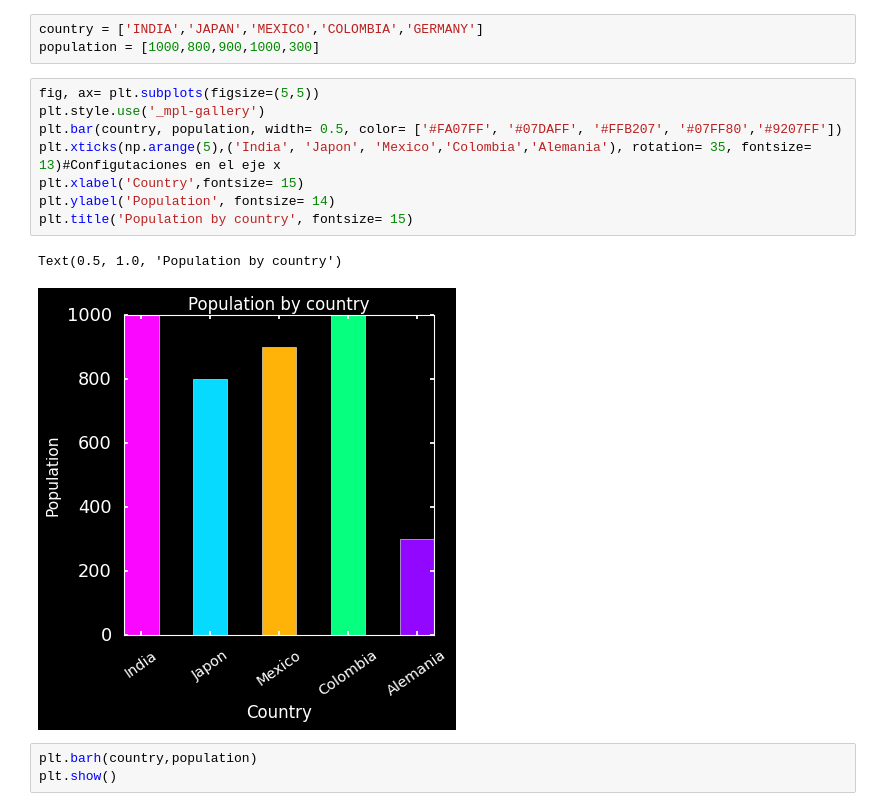
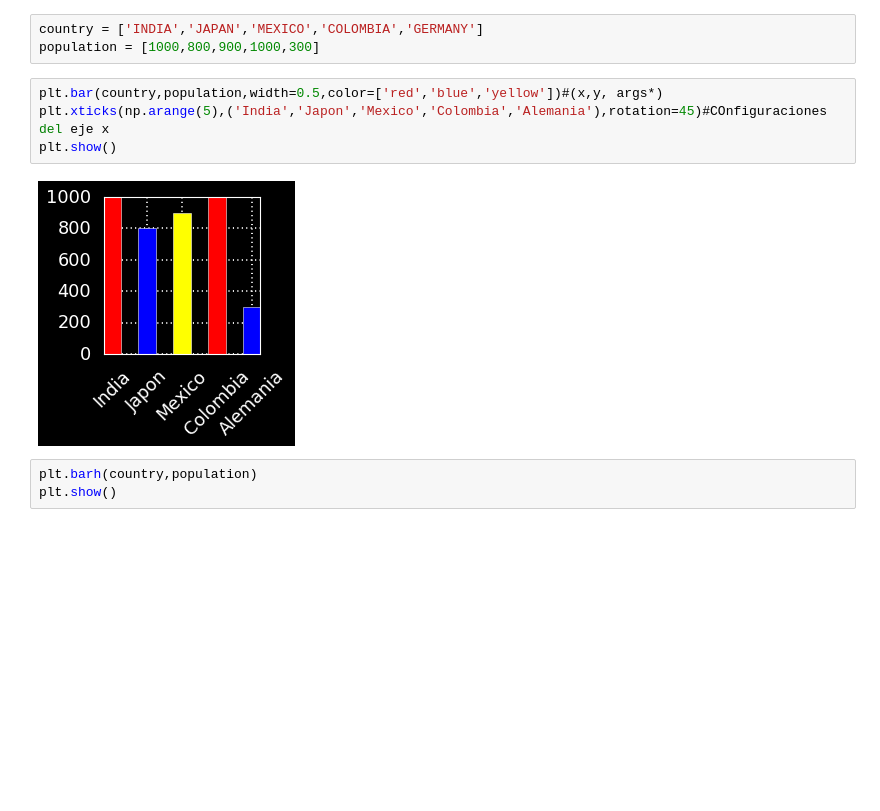
Before and after one commit to williandres/AiRoute, a Jupyter notebook: proffesional_python/matplotlib/bar_plot.ipynb, the cells around one changed output. Saved outputs shown, nothing was run; the diff lists cells and outputs as text; blank space fills up the shorter version.

Commit message:
fixed ** bar plot on matplotlib

```diff
--- a/proffesional_python/matplotlib/bar_plot.ipynb
+++ b/proffesional_python/matplotlib/bar_plot.ipynb
@@ -5,16 +5,11 @@ import numpy as np
 country = ['INDIA','JAPAN','MEXICO','COLOMBIA','GERMANY']
 population = [1000,800,900,1000,300]
 # %%
-fig, ax= plt.subplots(figsize=(5,5))
-plt.style.use('_mpl-gallery')
-plt.bar(country, population, width= 0.5, color= ['#FA07FF', '#07DAFF', '#FFB207', '#07FF80','#9207FF'])
-plt.xticks(np.arange(5),('India', 'Japon', 'Mexico','Colombia','Alemania'), rotation= 35, fontsize= 13)#Configutaciones en el eje x
-plt.xlabel('Country',fontsize= 15)
-plt.ylabel('Population', fontsize= 14)
-plt.title('Population by country', fontsize= 15)
+plt.bar(country,population,width=0.5,color=['red','blue','yellow'])#(x,y, args*)
+plt.xticks(np.arange(5),('India','Japon','Mexico','Colombia','Alemania'),rotation=45)#COnfiguraciones del eje x
+plt.show()
 # %% [output]
-Text(0.5, 1.0, 'Population by country')
-[figure, old version]
+[figure, new version]
 # %%
 plt.barh(country,population)
 plt.show()
```
Also changed, not shown: parts of 3 cells of this notebook.
